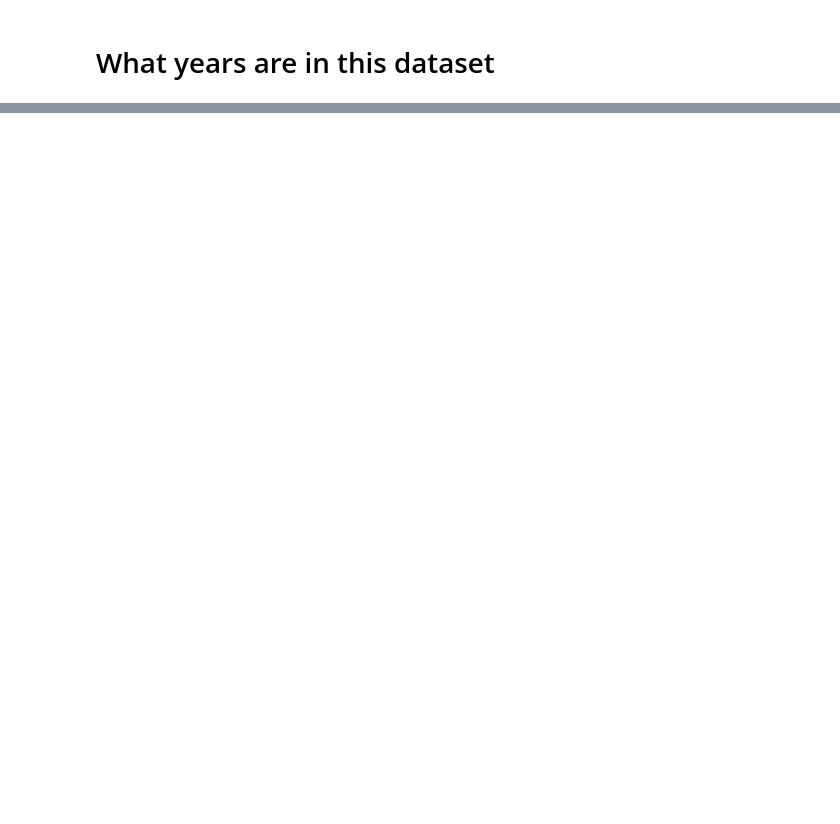
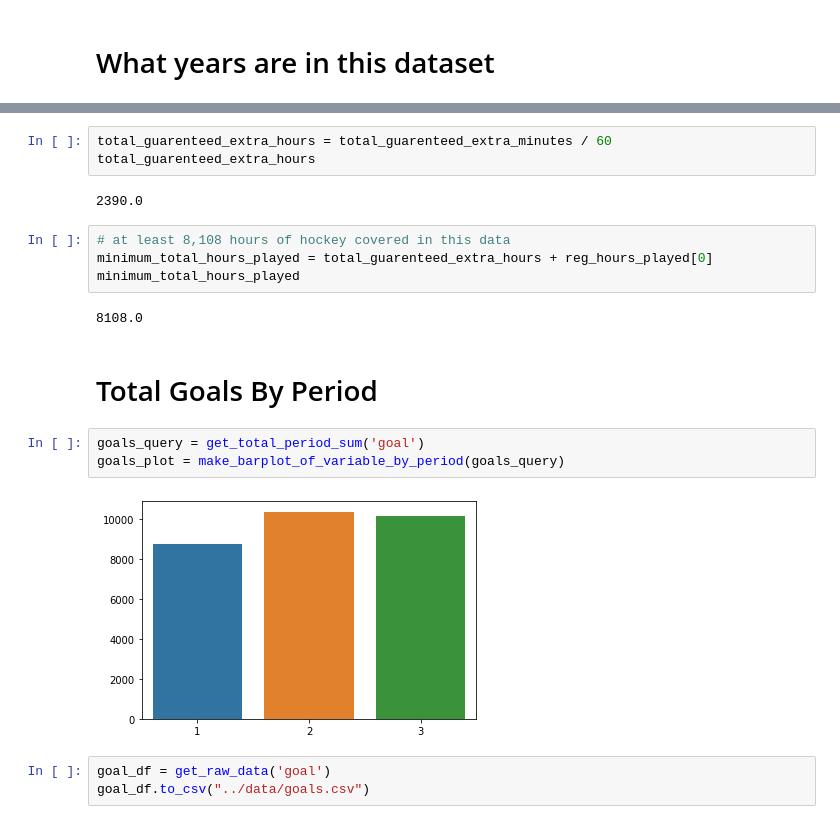
Before and after one commit to gregfeliu/Long-Change-Effect-in-NHL-Gameplay, a Jupyter notebook: notebooks/EDA_long_change.ipynb, the cells around one changed output, grey strips where cells are left out. Drawn from its saved outputs; the diff is of its cells as text; blank space fills up the shorter version.

```diff
--- a/notebooks/EDA_long_change.ipynb
+++ b/notebooks/EDA_long_change.ipynb
@@ -30,0 +217,21 @@ table_info_df = pd.read_csv("../data/table_info_df.csv", index_col=0)
+# %%
+total_guarenteed_extra_hours = total_guarenteed_extra_minutes / 60
+total_guarenteed_extra_hours
+# %% [output]
+2390.0
+# %%
+# at least 8,108 hours of hockey covered in this data
+minimum_total_hours_played = total_guarenteed_extra_hours + reg_hours_played[0]
+minimum_total_hours_played
+# %% [output]
+8108.0
+# %% [markdown]
+# Total Goals By Period
+# %%
+goals_query = get_total_period_sum('goal')
+goals_plot = make_barplot_of_variable_by_period(goals_query)
+# %% [output]
+[figure, added]
+# %%
+goal_df = get_raw_data('goal')
+goal_df.to_csv("../data/goals.csv")
```
Also changed, not shown: parts of 60 cells of this notebook.
